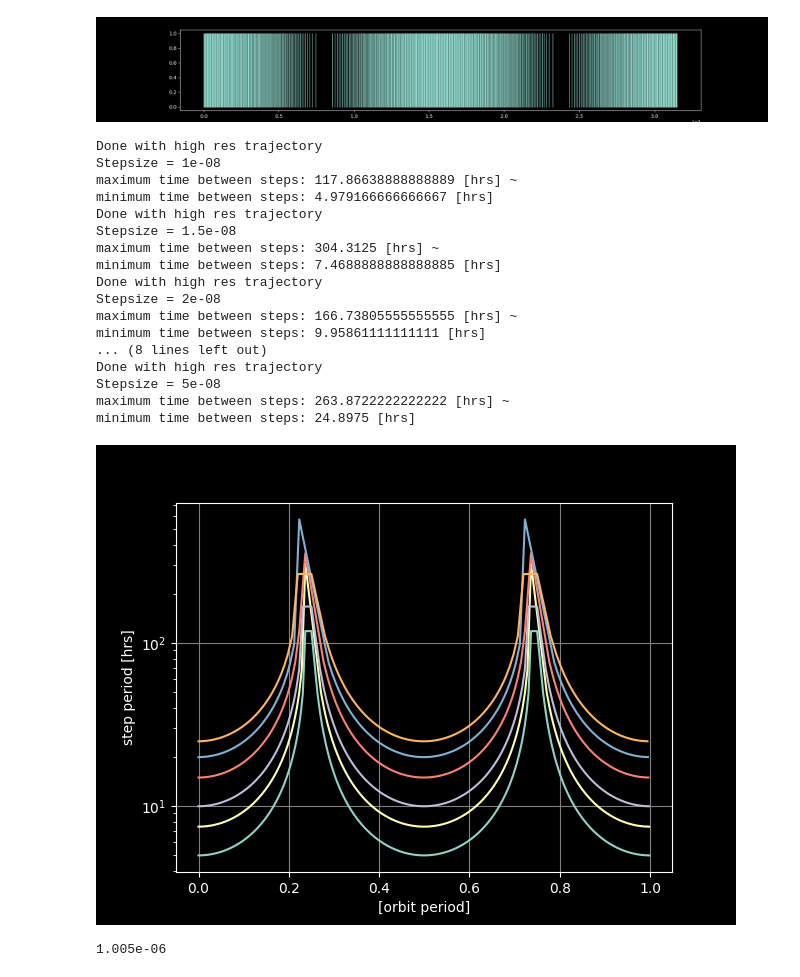
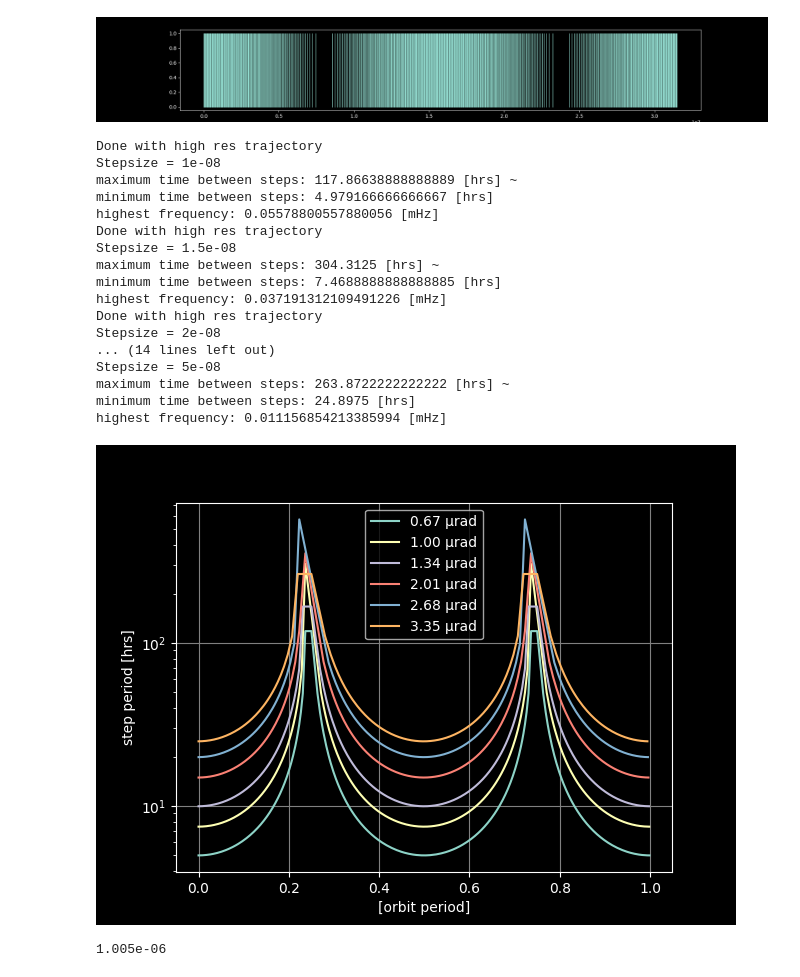
Before and after one commit to eliasbreunig/PAA_analysis, a Jupyter notebook: paam_stepping.ipynb, the cells around one changed output. Drawn from its saved outputs; the diff is of its cells as text; code cells hidden in the pictures.

```diff
--- a/paam_stepping.ipynb
+++ b/paam_stepping.ipynb
@@ -106,36 +106,38 @@ plt.show()
 # %%
 plt.figure()
 for step_size in [10e-9,15e-9, 20e-9, 30e-9, 40e-9, 50e-9]:
         event_time, event_position = const_step_profile(step_size=step_size, resolution =1)
-        plt.semilogy(np.array(event_time[:-1])/period,np.diff(event_time)/3600)
+        plt.semilogy(np.array(event_time[:-1])/period,np.diff(event_time)/3600, label=f"{step_size*134/2*1e6:.2f} µrad")
         plt.grid('both', color="grey")
         plt.xlabel("[orbit period]")
         plt.ylabel("step period [hrs]")
+        plt.legend()
 
         print(f"Stepsize = {step_size}")
         print(f"maximum time between steps: {max(abs(np.diff(event_time)))/3600} [hrs] ~ ")
         print(f"minimum time between steps: {min(abs(np.diff(event_time)))/3600} [hrs]")
+        print(f"highest frequency: {1/min(abs(np.diff(event_time)))*1000} [mHz]")
 
 plt.show()
 # %% [output]
 Done with high res trajectory
 Stepsize = 1e-08
 maximum time between steps: 117.86638888888889 [hrs] ~
 minimum time between steps: 4.979166666666667 [hrs]
+highest frequency: 0.05578800557880056 [mHz]
 Done with high res trajectory
 Stepsize = 1.5e-08
 maximum time between steps: 304.3125 [hrs] ~
 minimum time between steps: 7.4688888888888885 [hrs]
+highest frequency: 0.037191312109491226 [mHz]
 Done with high res trajectory
 Stepsize = 2e-08
-maximum time between steps: 166.73805555555555 [hrs] ~
-minimum time between steps: 9.95861111111111 [hrs]
-... (8 lines left out)
-Done with high res trajectory
+... (14 lines left out)
 Stepsize = 5e-08
 maximum time between steps: 263.8722222222222 [hrs] ~
 minimum time between steps: 24.8975 [hrs]
+highest frequency: 0.011156854213385994 [mHz]
-[figure, old version]
+[figure, new version]
 # %%
 15e-9 *134/2
 # %% [output]
```
Also changed, not shown: parts of 2 cells of this notebook, 2 other files.
